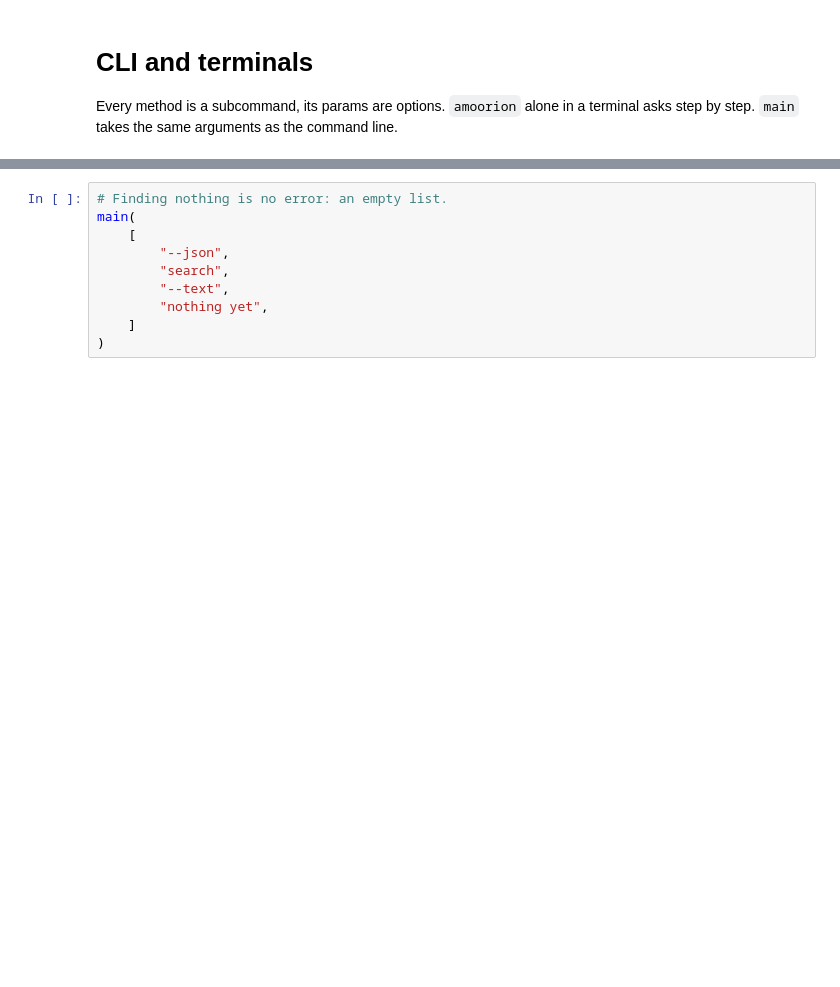
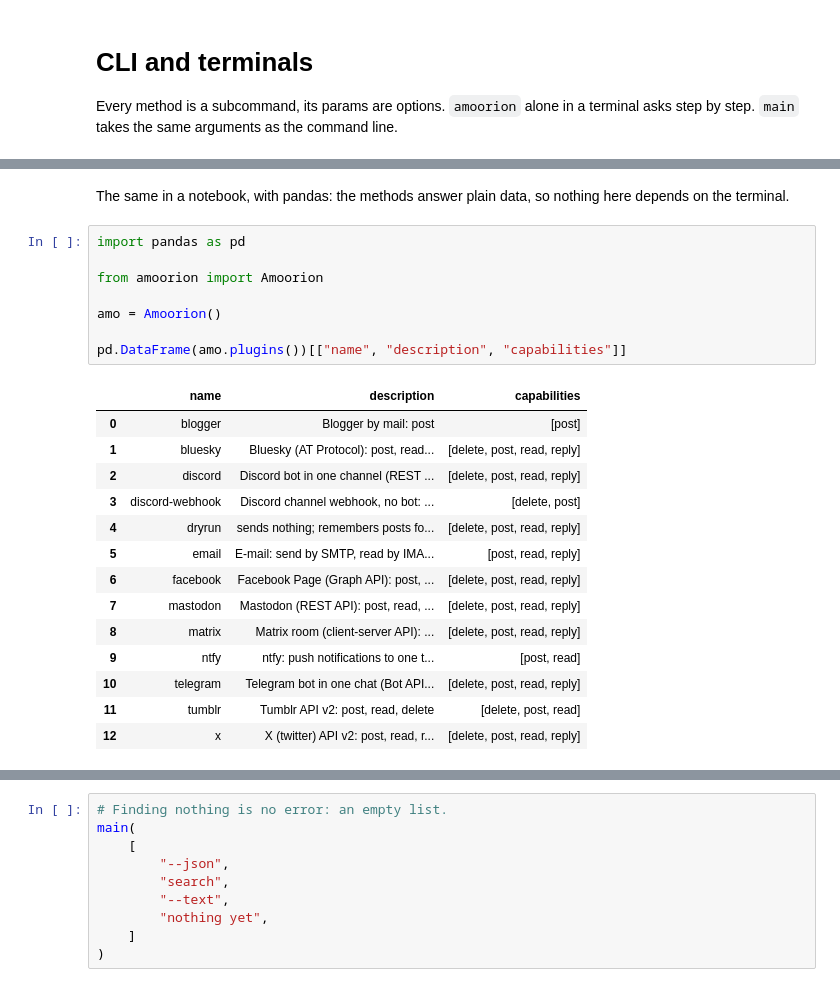
Before and after one commit to Sarverott/amoorion, a Jupyter notebook: examples/05-cli-and-terminals.ipynb, the cells around one changed output, grey strips where cells are left out. Saved outputs shown, nothing was run; the diff lists cells and outputs as text; blank space fills up the shorter version.

```diff
--- a/examples/05-cli-and-terminals.ipynb
+++ b/examples/05-cli-and-terminals.ipynb
@@ -38,6 +36,31 @@ main(["plugins"])  # note that it can be defined in other way
 │ x               │ X (twitter) API v2: post, read, reply, delete   │ ["delete", "post", "read", "reply"] │       │
 └─────────────────┴─────────────────────────────────────────────────┴─────────────────────────────────────┴───────┘
 0
+# %% [markdown]
+The same in a notebook, with pandas: the methods answer plain data, so nothing here depends on the terminal.
+# %%
+import pandas as pd
+
+from amoorion import Amoorion
+
+amo = Amoorion()
+
+pd.DataFrame(amo.plugins())[["name", "description", "capabilities"]]
+# %% [output]
+|  | name | description | capabilities |
+| 0 | blogger | Blogger by mail: post | [post] |
+| 1 | bluesky | Bluesky (AT Protocol): post, read... | [delete, post, read, reply] |
+| 2 | discord | Discord bot in one channel (REST ... | [delete, post, read, reply] |
+| 3 | discord-webhook | Discord channel webhook, no bot: ... | [delete, post] |
+| 4 | dryrun | sends nothing; remembers posts fo... | [delete, post, read, reply] |
+| 5 | email | E-mail: send by SMTP, read by IMA... | [post, read, reply] |
+| 6 | facebook | Facebook Page (Graph API): post, ... | [delete, post, read, reply] |
+| 7 | mastodon | Mastodon (REST API): post, read, ... | [delete, post, read, reply] |
+| 8 | matrix | Matrix room (client-server API): ... | [delete, post, read, reply] |
+| 9 | ntfy | ntfy: push notifications to one t... | [post, read] |
+| 10 | telegram | Telegram bot in one chat (Bot API... | [delete, post, read, reply] |
+| 11 | tumblr | Tumblr API v2: post, read, delete | [delete, post, read] |
+| 12 | x | X (twitter) API v2: post, read, r... | [delete, post, read, reply] |
 # %%
 # `--json` comes before the method, and gives output for scripts.
 main(
```
Also changed, not shown: parts of 8 cells of this notebook, 32 other files.
